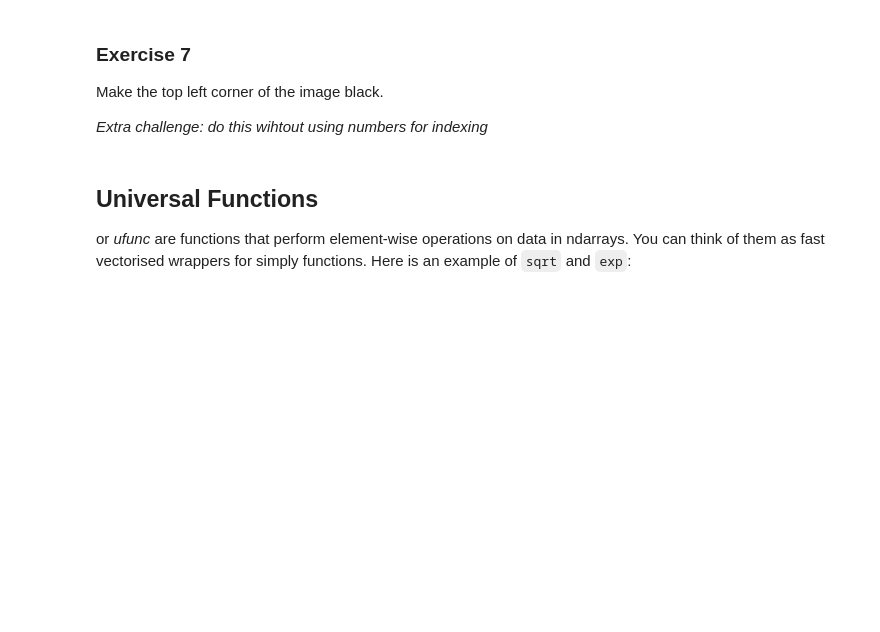
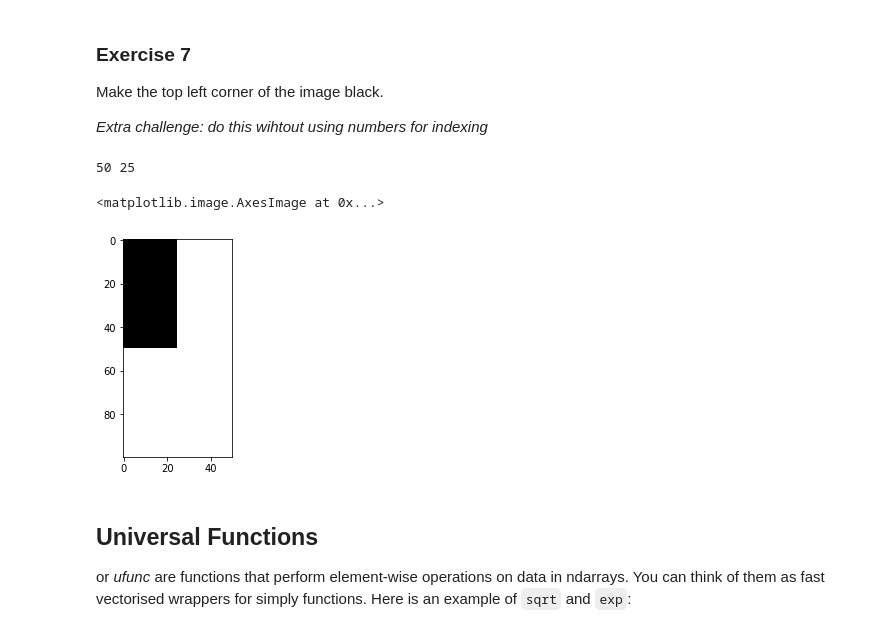
Before and after one commit to beverlytan/python-intro, a Jupyter notebook: info-svcs/python-data-3-numpy.ipynb, the cells around one changed output. Cells and saved outputs as stored; diff of their text form; code cells hidden in the pictures; blank space fills up the shorter version.

```diff
--- a/info-svcs/python-data-3-numpy.ipynb
+++ b/info-svcs/python-data-3-numpy.ipynb
@@ -587,6 +611,18 @@ Draw a horizontal and verticle line across the canvas
 Make the top left corner of the image black.
 
 *Extra challenge: do this wihtout using numbers for indexing*
+# %%
+canvas = np.zeros((100, 50))
+x, y = canvas.shape
+x = int(x/2)
+y = int(y/2)
+print(x, y)
+canvas[:x, :y] = 1
+plt.imshow(canvas, interpolation = "none")
+# %% [output]
+50 25
+<matplotlib.image.AxesImage at 0x...>
+[figure, added]
 # %% [markdown]
 ## Universal Functions <a name="universal"></a>
 or *ufunc* are functions that perform element-wise operations on data in ndarrays. You can think of them as fast vectorised wrappers for simply functions. Here is an example of `sqrt` and `exp`:
```
Also changed, not shown: parts of 41 cells of this notebook.
